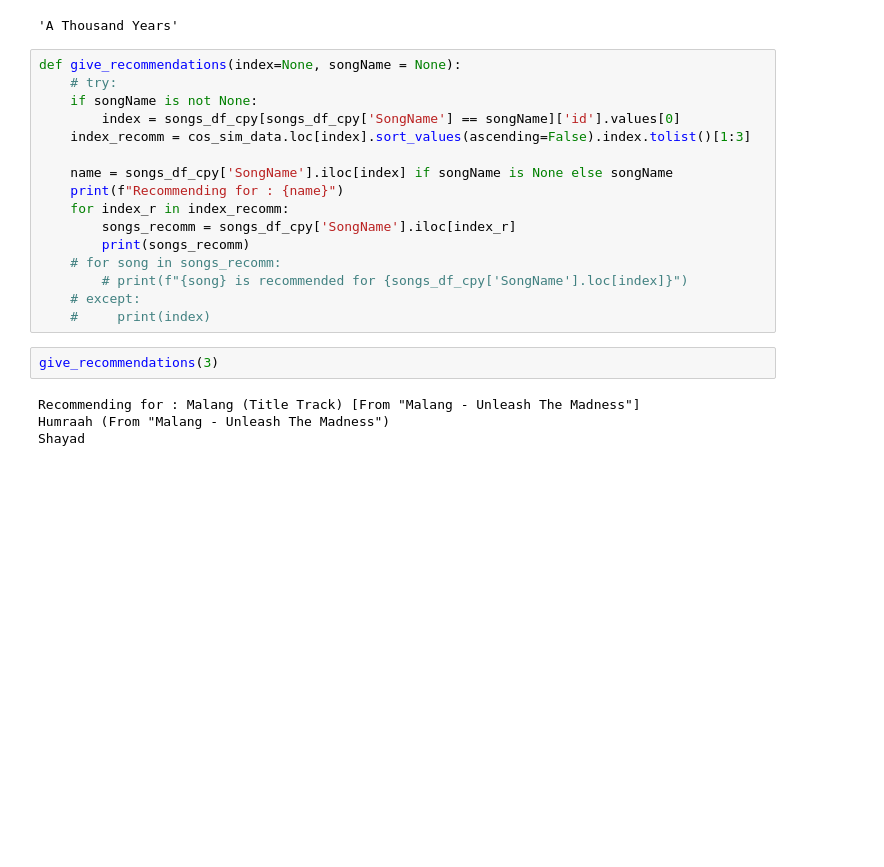
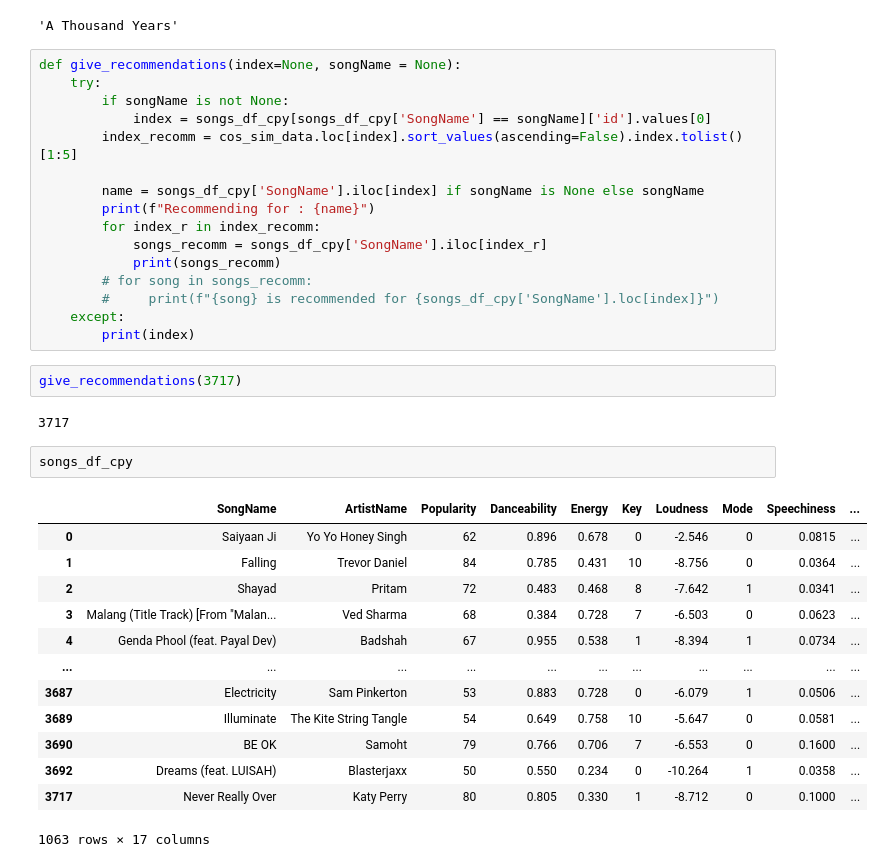
Before and after one commit to toheedakhtar/beatSync, a Jupyter notebook: model/recommender.ipynb, the cells around one changed output. Saved outputs shown, nothing was run; the diff lists cells and outputs as text; blank space fills up the shorter version.

```diff
--- a/model/recommender.ipynb
+++ b/model/recommender.ipynb
@@ -180,23 +180,37 @@ songs_recomm_c
 'A Thousand Years'
 # %%
 def give_recommendations(index=None, songName = None):
-    # try:
-    if songName is not None:
-        index = songs_df_cpy[songs_df_cpy['SongName'] == songName]['id'].values[0]
-    index_recomm = cos_sim_data.loc[index].sort_values(ascending=False).index.tolist()[1:3]
+    try:
+        if songName is not None:
+            index = songs_df_cpy[songs_df_cpy['SongName'] == songName]['id'].values[0]
+        index_recomm = cos_sim_data.loc[index].sort_values(ascending=False).index.tolist()[1:5]
 
-    name = songs_df_cpy['SongName'].iloc[index] if songName is None else songName
-    print(f"Recommending for : {name}")
-    for index_r in index_recomm:
-        songs_recomm = songs_df_cpy['SongName'].iloc[index_r]
-        print(songs_recomm)
-    # for song in songs_recomm:
-        # print(f"{song} is recommended for {songs_df_cpy['SongName'].loc[index]}")
-    # except:
-    #     print(index)
+        name = songs_df_cpy['SongName'].iloc[index] if songName is None else songName
+        print(f"Recommending for : {name}")
+        for index_r in index_recomm:
+            songs_recomm = songs_df_cpy['SongName'].iloc[index_r]
+            print(songs_recomm)
+        # for song in songs_recomm:
+        #     print(f"{song} is recommended for {songs_df_cpy['SongName'].loc[index]}")
+    except:
+        print(index)
 # %%
-give_recommendations(3)
+give_recommendations(3717)
 # %% [output]
-Recommending for : Malang (Title Track) [From "Malang - Unleash The Madness"]
-Humraah (From "Malang - Unleash The Madness")
-Shayad
+3717
+# %%
+songs_df_cpy
+# %% [output]
+|  | SongName | ArtistName | Popularity | Danceability | Energy | Key | Loudness | Mode | Speechiness | ... |
+| 0 | Saiyaan Ji | Yo Yo Honey Singh | 62 | 0.896 | 0.678 | 0 | -2.546 | 0 | 0.0815 | ... |
+| 1 | Falling | Trevor Daniel | 84 | 0.785 | 0.431 | 10 | -8.756 | 0 | 0.0364 | ... |
+| 2 | Shayad | Pritam | 72 | 0.483 | 0.468 | 8 | -7.642 | 1 | 0.0341 | ... |
+| 3 | Malang (Title Track) [From "Malan... | Ved Sharma | 68 | 0.384 | 0.728 | 7 | -6.503 | 0 | 0.0623 | ... |
+| 4 | Genda Phool (feat. Payal Dev) | Badshah | 67 | 0.955 | 0.538 | 1 | -8.394 | 1 | 0.0734 | ... |
+| ... | ... | ... | ... | ... | ... | ... | ... | ... | ... | ... |
+| 3687 | Electricity | Sam Pinkerton | 53 | 0.883 | 0.728 | 0 | -6.079 | 1 | 0.0506 | ... |
+| 3689 | Illuminate | The Kite String Tangle | 54 | 0.649 | 0.758 | 10 | -5.647 | 0 | 0.0581 | ... |
+| 3690 | BE OK | Samoht | 79 | 0.766 | 0.706 | 7 | -6.553 | 0 | 0.1600 | ... |
+| 3692 | Dreams (feat. LUISAH) | Blasterjaxx | 50 | 0.550 | 0.234 | 0 | -10.264 | 1 | 0.0358 | ... |
+| 3717 | Never Really Over | Katy Perry | 80 | 0.805 | 0.330 | 1 | -8.712 | 0 | 0.1000 | ... |
+1063 rows × 17 columns
```
Also changed, not shown: 4 other files.
